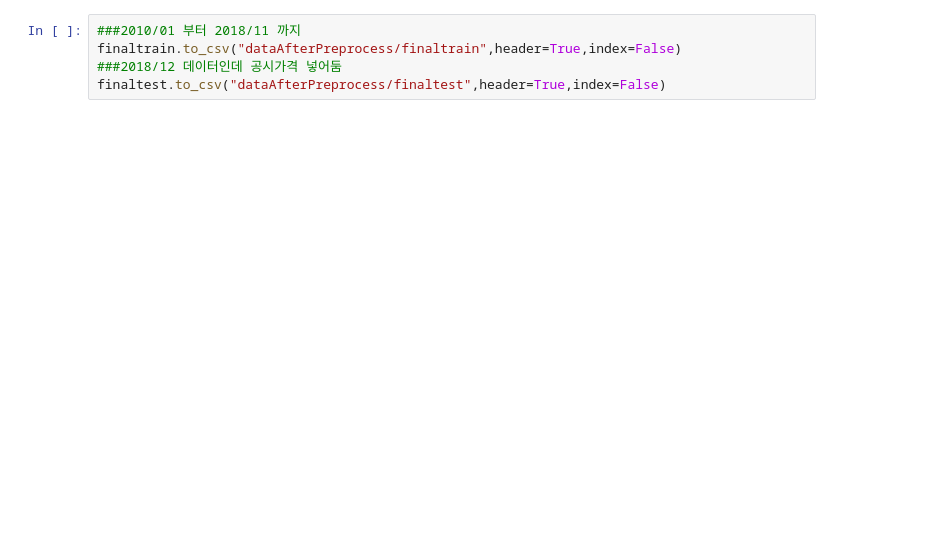
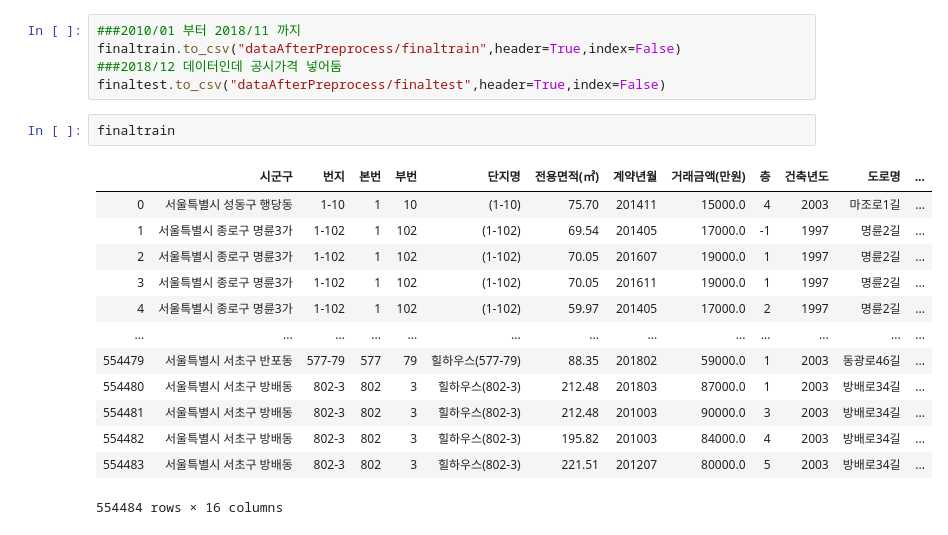
Before and after one commit to parapara157/RealEstate, a Jupyter notebook: 3.preprocessBeforeModeling.ipynb, the cells around one changed output. Saved outputs shown, nothing was run; the diff lists cells and outputs as text; blank space fills up the shorter version.

```diff
--- a/3.preprocessBeforeModeling.ipynb
+++ b/3.preprocessBeforeModeling.ipynb
@@ -200,3 +213,19 @@ finaltest['공시가격(만원)']=finaltest['공시가격']/10000
 finaltrain.to_csv("dataAfterPreprocess/finaltrain",header=True,index=False)
 ###2018/12 데이터인데 공시가격 넣어둠
 finaltest.to_csv("dataAfterPreprocess/finaltest",header=True,index=False)
+# %%
+finaltrain
+# %% [output]
+|  | 시군구 | 번지 | 본번 | 부번 | 단지명 | 전용면적(㎡) | 계약년월 | 거래금액(만원) | 층 | 건축년도 | 도로명 | ... |
+| 0 | 서울특별시 성동구 행당동 | 1-10 | 1 | 10 | (1-10) | 75.70 | 201411 | 15000.0 | 4 | 2003 | 마조로1길 | ... |
+| 1 | 서울특별시 종로구 명륜3가 | 1-102 | 1 | 102 | (1-102) | 69.54 | 201405 | 17000.0 | -1 | 1997 | 명륜2길 | ... |
+| 2 | 서울특별시 종로구 명륜3가 | 1-102 | 1 | 102 | (1-102) | 70.05 | 201607 | 19000.0 | 1 | 1997 | 명륜2길 | ... |
+| 3 | 서울특별시 종로구 명륜3가 | 1-102 | 1 | 102 | (1-102) | 70.05 | 201611 | 19000.0 | 1 | 1997 | 명륜2길 | ... |
+| 4 | 서울특별시 종로구 명륜3가 | 1-102 | 1 | 102 | (1-102) | 59.97 | 201405 | 17000.0 | 2 | 1997 | 명륜2길 | ... |
+| ... | ... | ... | ... | ... | ... | ... | ... | ... | ... | ... | ... | ... |
+| 554479 | 서울특별시 서초구 반포동 | 577-79 | 577 | 79 | 힐하우스(577-79) | 88.35 | 201802 | 59000.0 | 1 | 2003 | 동광로46길 | ... |
+| 554480 | 서울특별시 서초구 방배동 | 802-3 | 802 | 3 | 힐하우스(802-3) | 212.48 | 201803 | 87000.0 | 1 | 2003 | 방배로34길 | ... |
+| 554481 | 서울특별시 서초구 방배동 | 802-3 | 802 | 3 | 힐하우스(802-3) | 212.48 | 201003 | 90000.0 | 3 | 2003 | 방배로34길 | ... |
+| 554482 | 서울특별시 서초구 방배동 | 802-3 | 802 | 3 | 힐하우스(802-3) | 195.82 | 201003 | 84000.0 | 4 | 2003 | 방배로34길 | ... |
+| 554483 | 서울특별시 서초구 방배동 | 802-3 | 802 | 3 | 힐하우스(802-3) | 221.51 | 201207 | 80000.0 | 5 | 2003 | 방배로34길 | ... |
+554484 rows × 16 columns
```
Also changed, not shown: parts of 4 cells of this notebook, 5 other files.
